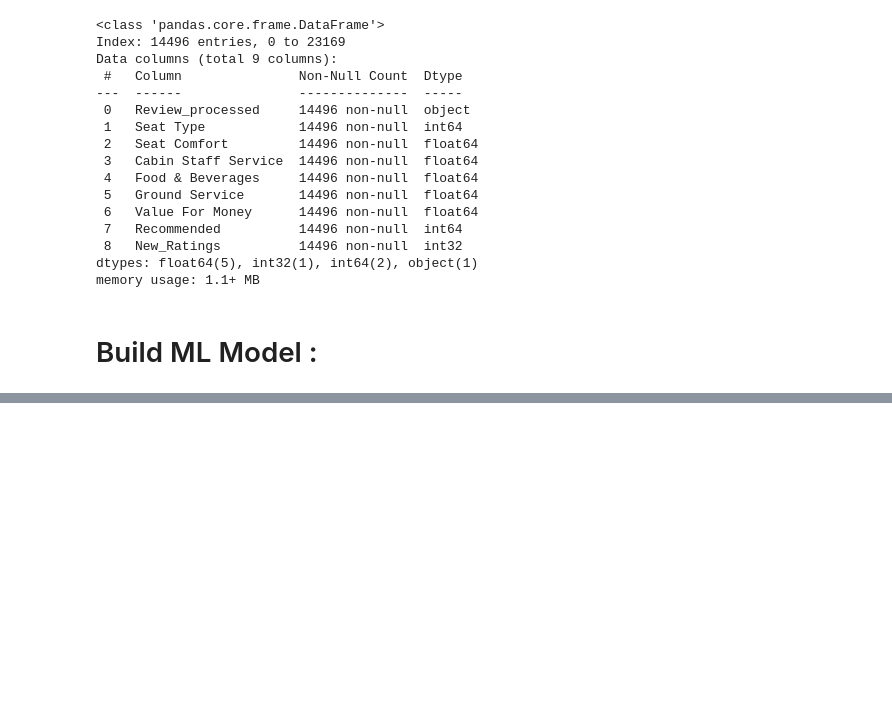
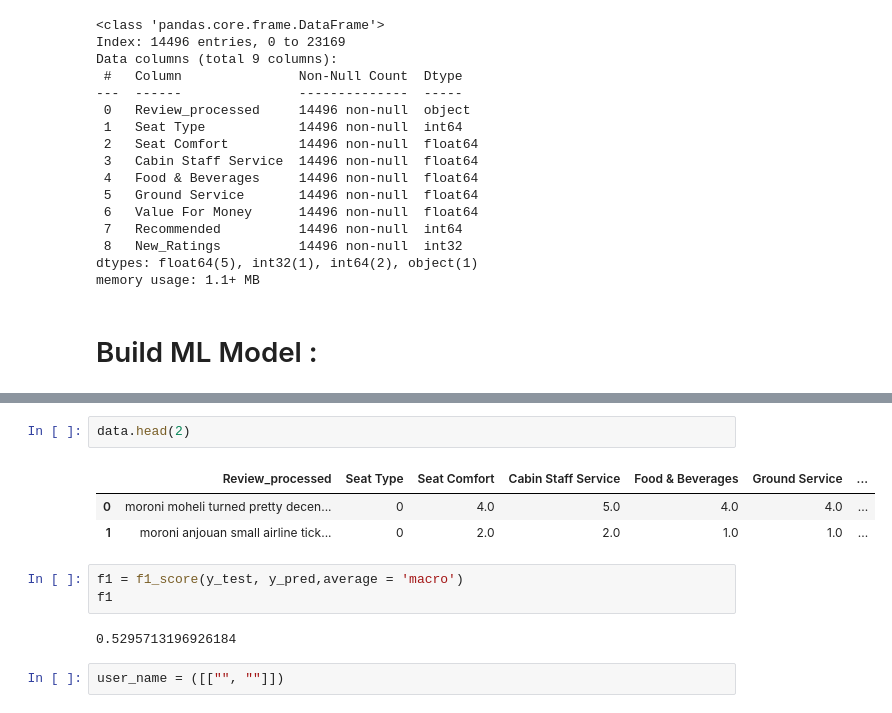
Before and after one commit to yuvarajrajdata/Airlines_review_sentiment_analysis_prediction, a Jupyter notebook: Airlines_review_sentiment_analysis_prediction.ipynb, the cells around one changed output, grey strips where cells are left out. Saved outputs shown, nothing was run; the diff lists cells and outputs as text; blank space fills up the shorter version.

```diff
--- a/Airlines_review_sentiment_analysis_prediction.ipynb
+++ b/Airlines_review_sentiment_analysis_prediction.ipynb
@@ -786,0 +812,13 @@ Confusion_matrix is
+# %%
+data.head(2)
+# %% [output]
+|  | Review_processed | Seat Type | Seat Comfort | Cabin Staff Service | Food & Beverages | Ground Service | ... |
+| 0 | moroni moheli turned pretty decen... | 0 | 4.0 | 5.0 | 4.0 | 4.0 | ... |
+| 1 | moroni anjouan small airline tick... | 0 | 2.0 | 2.0 | 1.0 | 1.0 | ... |
+# %%
+f1 = f1_score(y_test, y_pred,average = 'macro')
+f1
+# %% [output]
+0.5295713196926184
+# %%
+user_name = ([["", ""]])
```
Also changed, not shown: parts of 8 cells of this notebook.
